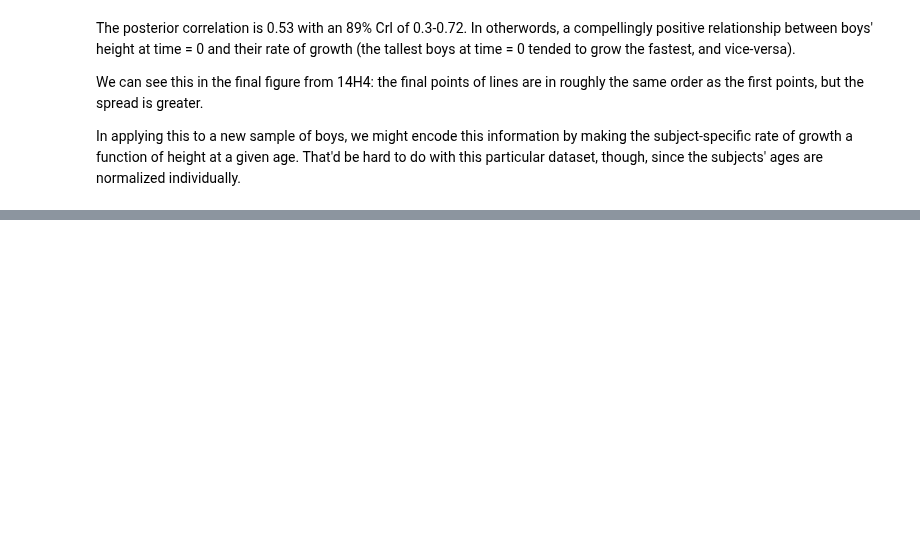
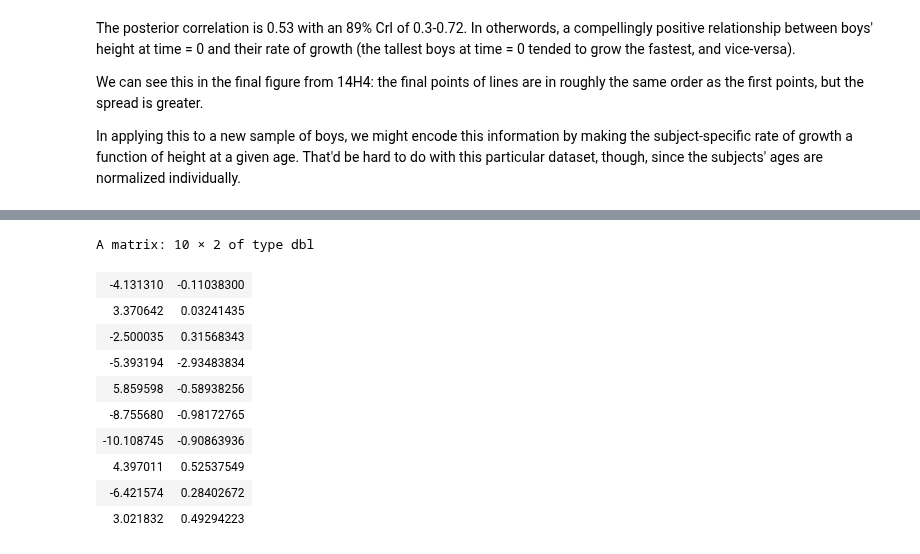
Before and after one commit to nicklausmillican/StatisticalRethinkingIISolutions, a Jupyter notebook: StatisticalRethinkingSolutions2_Ch14.ipynb, the cells around one changed output, grey strips where cells are left out. Drawn from its saved outputs; the diff is of its cells as text; code cells hidden in the pictures; blank space fills up the shorter version.

```diff
--- a/StatisticalRethinkingSolutions2_Ch14.ipynb
+++ b/StatisticalRethinkingSolutions2_Ch14.ipynb
@@ -1758,0 +1788,19 @@ In applying this to a new sample of boys, we might encode this information by ma
+# %%
+library(MASS)
+RandEff_matr <- mvrnorm(n=10,
+                        mu=c(a_subj, b_subj), # I think the `mu` could/should be replaced with `c(0,0)`
+                        Sigma=S)
+
+RandEff_matr
+# %% [output]
+A matrix: 10 × 2 of type dbl
+| -4.131310 | -0.11038300 |
+| 3.370642 | 0.03241435 |
+| -2.500035 | 0.31568343 |
+| -5.393194 | -2.93483834 |
+| 5.859598 | -0.58938256 |
+| -8.755680 | -0.98172765 |
+| -10.108745 | -0.90863936 |
+| 4.397011 | 0.52537549 |
+| -6.421574 | 0.28402672 |
+| 3.021832 | 0.49294223 |
```
Also changed, not shown: parts of 11 cells of this notebook.
